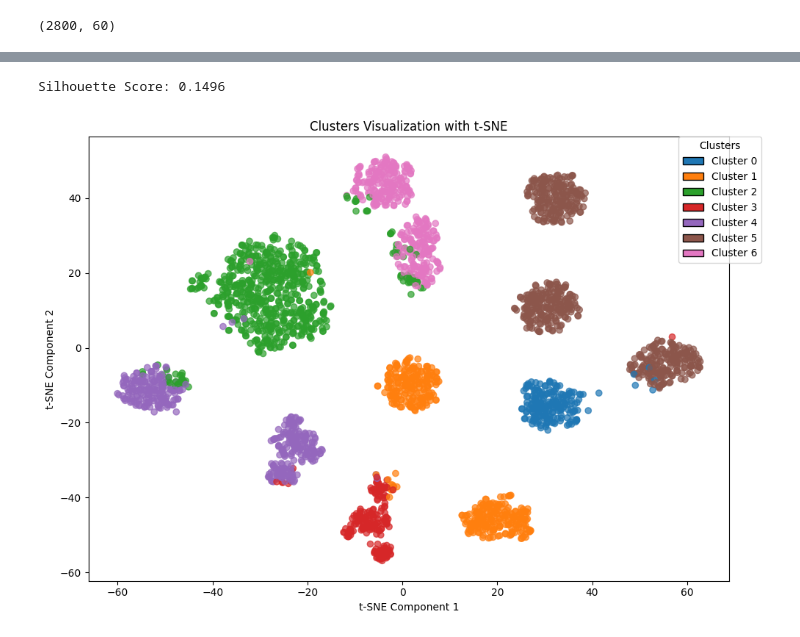
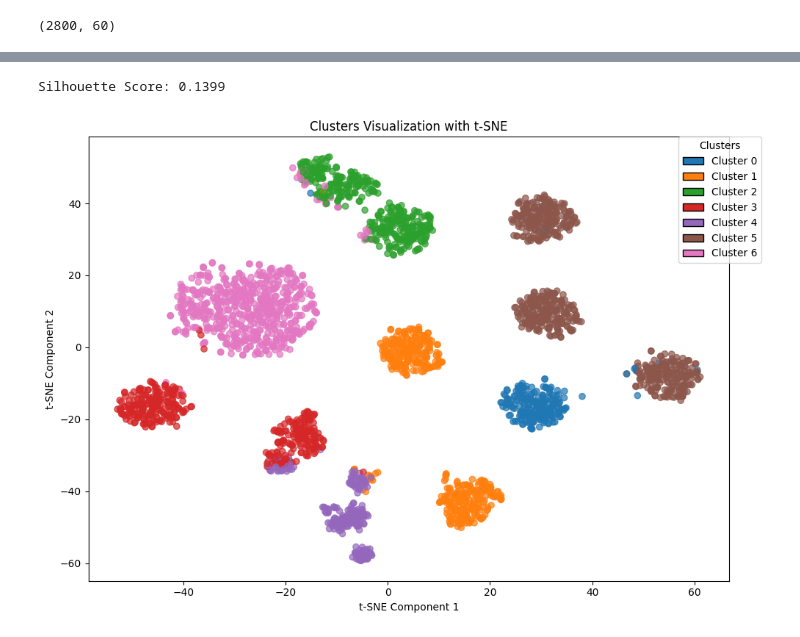
Before and after one commit to brunomfernandes45/emotion-detection, a Jupyter notebook: notebook.ipynb, the cells around one changed output, grey strips where cells are left out. Cells and saved outputs as stored; diff of their text form; code cells hidden in the pictures.

Commit message:
All the audios are preprocessed now

```diff
--- a/notebook.ipynb
+++ b/notebook.ipynb
@@ -24,3 +27,29 @@ from tqdm import tqdm
+# %%
+def low_pass_filter(y, sr, cutoff=8000, order=5):
+    nyquist = 0.5 * sr
+    normal_cutoff = cutoff / nyquist
+    b, a = butter(order, normal_cutoff, btype="low", analog=False)
+    return lfilter(b, a, y)
+
+
+def preprocess_audio(y, sr, cutoff=8000, order=5):
+    """
+    Preprocesses a single audio signal.
+
+    Parameters:
+        y (np.ndarray): Audio signal.
+        sr (int): Sampling rate.
+        cutoff (int, optional): Cutoff frequency for low-pass filter. Default is 8000 Hz.
+        order (int, optional): Order of the Butterworth filter. Default is 5.
+
+    Returns:
+        np.ndarray: Processed audio signal.
+    """
+
+    # Apply low-pass filter
+    y_filtered = low_pass_filter(y, sr, cutoff, order)
+
+    return y_filtered
 # %%
 def create_emotion_dataframe(data_path):
     """
@@ -724,7 +629,7 @@ def create_feature_dataframe(df, audio_column, sr_column):
     """
     feature_list = []
 
-    for index in tqdm(df.index, desc="Extracting Features"):
+    for index in tqdm(df.index, desc="Extracting Features from Audios"):
         y = df.at[index, audio_column]
         sr = df.at[index, sr_column]
 
@@ -754,7 +659,7 @@ def create_feature_dataframe(df, audio_column, sr_column):
     features_df = pd.DataFrame(feature_list)
     return features_df
 # %%
-features_df = create_feature_dataframe(original_df, "audio_data", "sr")
+features_df = create_feature_dataframe(original_df, "processed_audio", "sr")
 features_df.shape
 # %% [output]
 (2800, 60)
@@ -971,6 +876,6 @@ importance_results
 # %%
 # Drop the 'emotion' column for clustering purposes
-data = df.drop(columns=["filename", "emotion", "audio_data", "sr"])
+data = df.drop(columns=["filename", "emotion", "audio_data", "sr", "processed_audio"])
 
 # Handle any missing values if necessary
 data = data.fillna(0)
@@ -999,32 +904,32 @@ cmap = ListedColormap(plt.get_cmap("tab10").colors[:n_emotions])
 # Create the scatter plot
 plt.figure(figsize=(10, 7))
 scatter = plt.scatter(
     data_tsne[:, 0], data_tsne[:, 1], c=labels, cmap=cmap, marker="o", alpha=0.7
 )
 plt.title("Clusters Visualization with t-SNE")
 plt.xlabel("t-SNE Component 1")
 plt.ylabel("t-SNE Component 2")
 
 # Create custom legend
 # Generate a list of unique cluster labels
 unique_labels = np.unique(labels)
 
 # Create a list of Patch objects for the legend
 legend_elements = [
     Patch(facecolor=cmap(i), edgecolor="k", label=f"Cluster {i}") for i in unique_labels
 ]
 
 # Add the legend to the plot
 plt.legend(
     handles=legend_elements,
     title="Clusters",
     loc="best",
     bbox_to_anchor=(1.05, 1),
     borderaxespad=0.0,
 )
 
 plt.tight_layout()
 plt.show()
 # %% [output]
-Silhouette Score: 0.1496
+Silhouette Score: 0.1399
-[figure, old version]
+[figure, new version]
```
Also changed, not shown: parts of 23 cells of this notebook.
